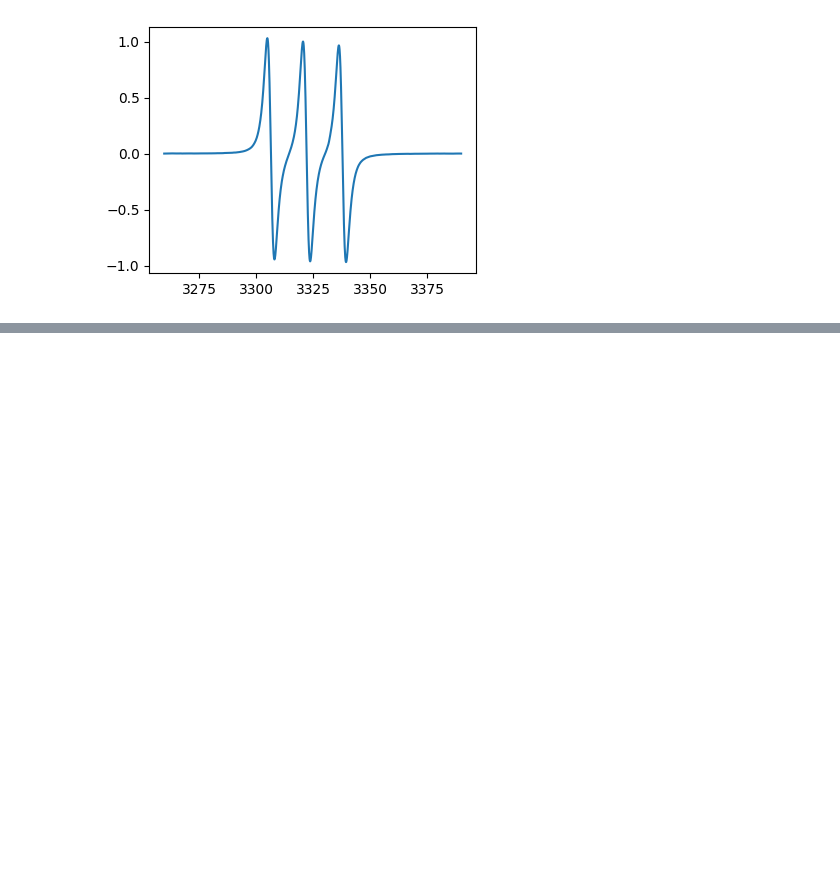
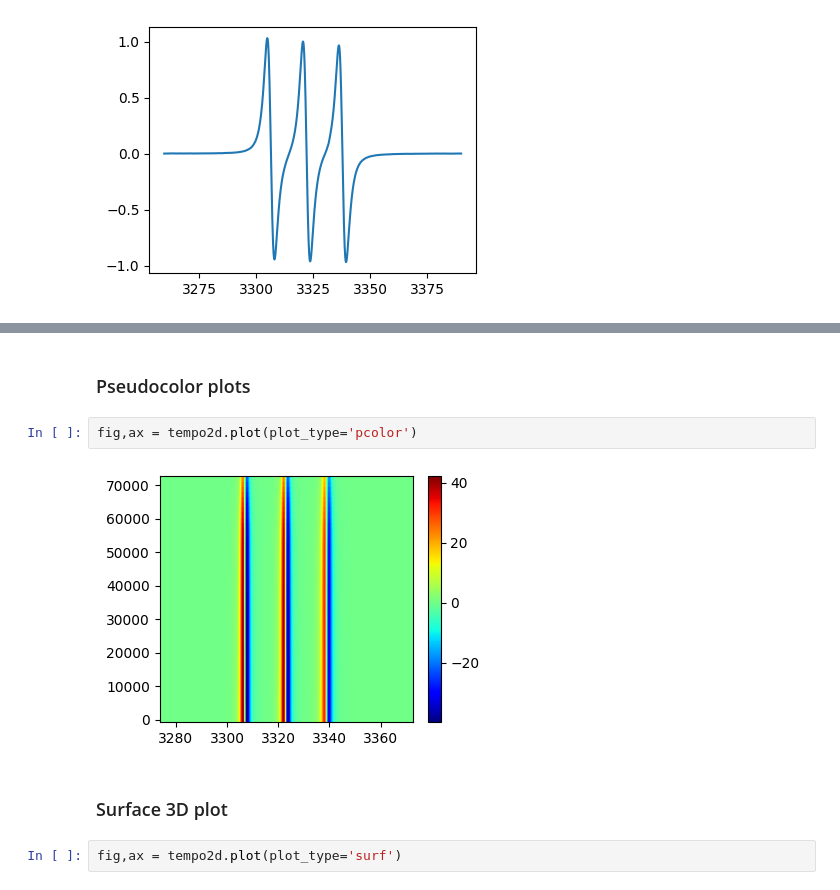
Before and after one commit to davistdaniel/EPRpy, a Jupyter notebook: docs/source/notebooks/examples.ipynb, the cells around one changed output, grey strips where cells are left out. Drawn from its saved outputs; the diff is of its cells as text; blank space fills up the shorter version.

```diff
--- a/docs/source/notebooks/examples.ipynb
+++ b/docs/source/notebooks/examples.ipynb
@@ -164,0 +216,10 @@ fig,ax = tempo_proc3.history[2][1].plot()
+# %% [markdown]
+### Pseudocolor plots
+# %%
+fig,ax = tempo2d.plot(plot_type='pcolor')
+# %% [output]
+[figure, added]
+# %% [markdown]
+### Surface 3D plot
+# %%
+fig,ax = tempo2d.plot(plot_type='surf')
```
Also changed, not shown: parts of 18 cells of this notebook, 10 other files.
